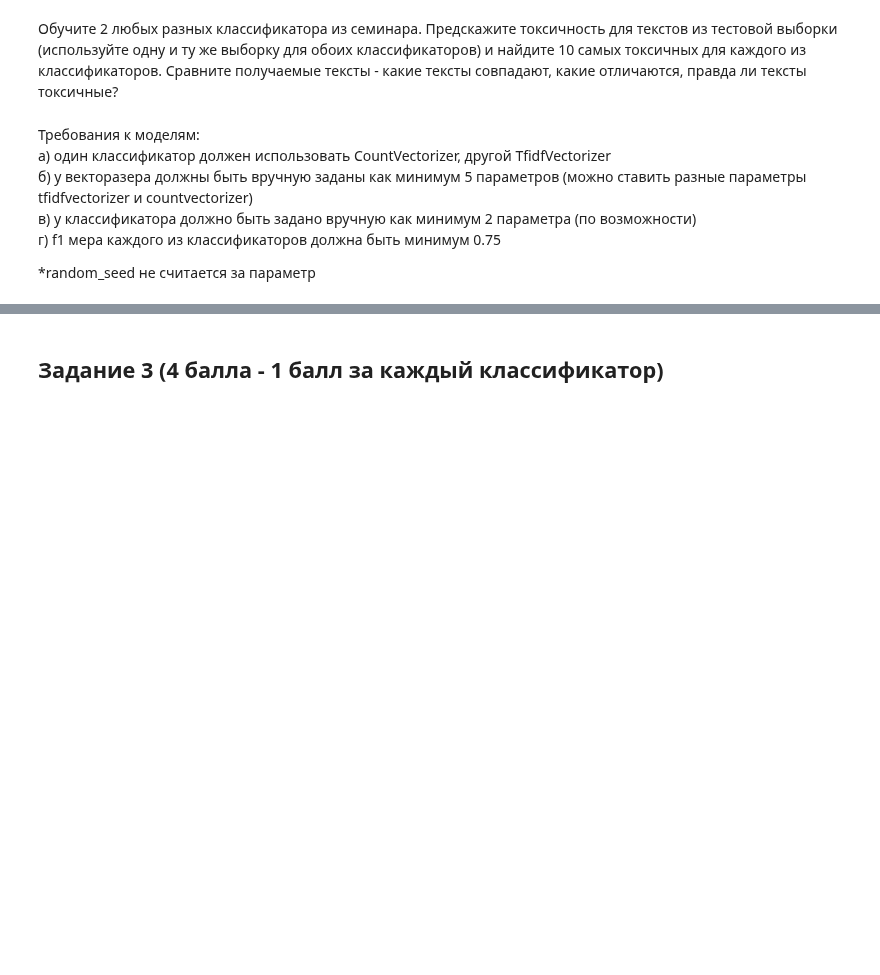
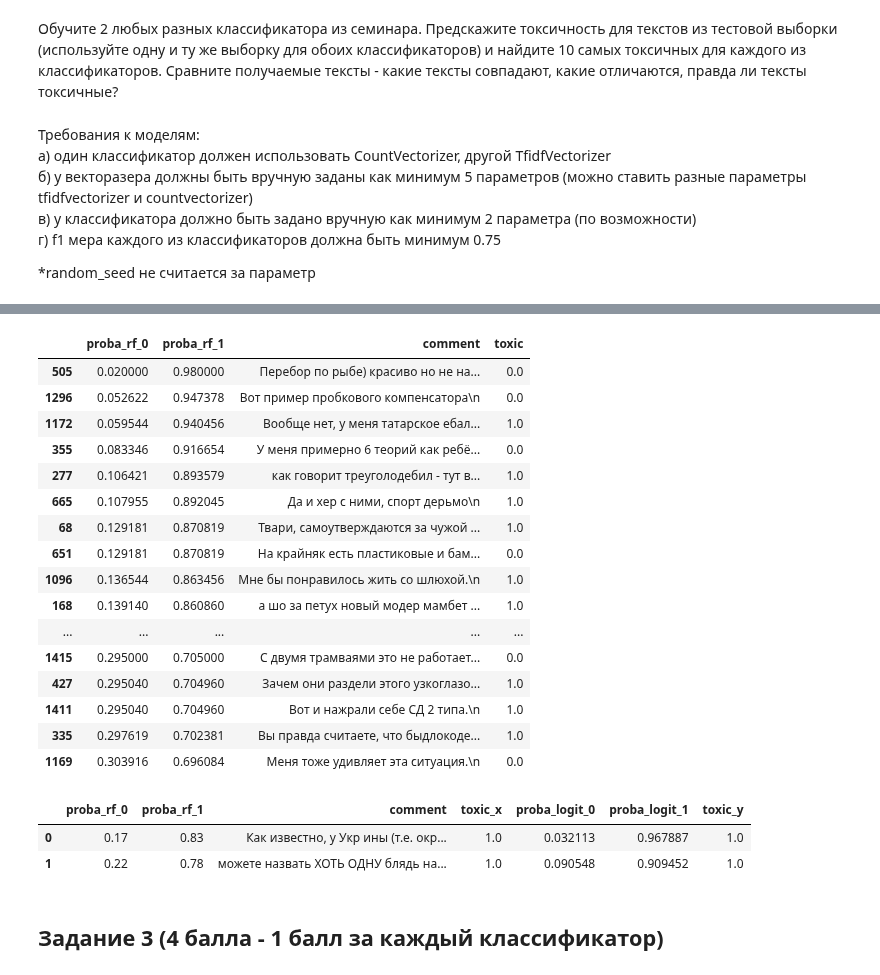
Before and after one commit to dashaignatenko/hse-compling-nlp, a Jupyter notebook: hw_main_2_dashaignatenko.ipynb, the cells around one changed output, grey strips where cells are left out. Saved outputs shown, nothing was run; the diff lists cells and outputs as text; code cells hidden in the pictures; blank space fills up the shorter version.

```diff
--- a/hw_main_2_dashaignatenko.ipynb
+++ b/hw_main_2_dashaignatenko.ipynb
@@ -266,10 +274,11 @@ top_toxic_logit[:10]
 # %%
 #модель с TfidfVectorizer и random forest
-vectorizer_tfidf = TfidfVectorizer(max_features=800, min_df=4, max_df=0.4, lowercase=True, stop_words=russian_stopwords )
+vectorizer_tfidf = TfidfVectorizer(max_features=800, min_df=5, max_df=0.4, lowercase=True, stop_words=russian_stopwords )
 X_tfidf = vectorizer_tfidf.fit_transform(train.comment)
 X_tfidf_test = vectorizer_tfidf.transform(test.comment)
+#max_features=800,
 #то же самое со стоп-словами: с одной стороны, их охота убрать, но почему-то это плохо влияет на f1 score
 # %%
-rf = RandomForestClassifier(n_estimators=500, max_depth=20, )
+rf = RandomForestClassifier(n_estimators=100, max_depth=1000)
 rf.fit(X_tfidf, y)
 preds_rf = rf.predict(X_tfidf_test)
@@ -331,0 +298,34 @@ print(ints.shape, top_toxic_logit.shape, top_toxic_rf.shape)
+# %%
+#топ 10 для второй модели
+proba_rf = rf.predict_proba(X_tfidf_test)
+df_rf = pd.DataFrame(proba_rf, columns=['proba_rf_0', 'proba_rf_1'])
+df_rf['comment'], df_rf['toxic'] = test.comment, test.toxic.values
+final_rf = df_rf.sort_values(by=['proba_rf_1'], inplace=False, ascending=False)[:50]
+
+final_rf
+# %% [output]
+|  | proba_rf_0 | proba_rf_1 | comment | toxic |
+| 505 | 0.020000 | 0.980000 | Перебор по рыбе) красиво но не на... | 0.0 |
+| 1296 | 0.052622 | 0.947378 | Вот пример пробкового компенсатора\n | 0.0 |
+| 1172 | 0.059544 | 0.940456 | Вообще нет, у меня татарское ебал... | 1.0 |
+| 355 | 0.083346 | 0.916654 | У меня примерно 6 теорий как ребё... | 0.0 |
+| 277 | 0.106421 | 0.893579 | как говорит треуголодебил - тут в... | 1.0 |
+| 665 | 0.107955 | 0.892045 | Да и хер с ними, спорт дерьмо\n | 1.0 |
+| 68 | 0.129181 | 0.870819 | Твари, самоутверждаются за чужой ... | 1.0 |
+| 651 | 0.129181 | 0.870819 | На крайняк есть пластиковые и бам... | 0.0 |
+| 1096 | 0.136544 | 0.863456 | Мне бы понравилось жить со шлюхой.\n | 1.0 |
+| 168 | 0.139140 | 0.860860 | а шо за петух новый модер мамбет ... | 1.0 |
+| ... | ... | ... | ... | ... |
+| 1415 | 0.295000 | 0.705000 | С двумя трамваями это не работает... | 0.0 |
+| 427 | 0.295040 | 0.704960 | Зачем они раздели этого узкоглазо... | 1.0 |
+| 1411 | 0.295040 | 0.704960 | Вот и нажрали себе СД 2 типа.\n | 1.0 |
+| 335 | 0.297619 | 0.702381 | Вы правда считаете, что быдлокоде... | 1.0 |
+| 1169 | 0.303916 | 0.696084 | Меня тоже удивляет эта ситуация.\n | 0.0 |
+# %%
+#intersection двух моделей
+ints = pd.merge(final_rf, final_logit, how ='inner', on =['comment'])
+ints
+# %% [output]
+|  | proba_rf_0 | proba_rf_1 | comment | toxic_x | proba_logit_0 | proba_logit_1 | toxic_y |
+| 0 | 0.17 | 0.83 | Как известно, у Укр ины (т.е. окр... | 1.0 | 0.032113 | 0.967887 | 1.0 |
+| 1 | 0.22 | 0.78 | можете назвать ХОТЬ ОДНУ блядь на... | 1.0 | 0.090548 | 0.909452 | 1.0 |
```
Also changed, not shown: parts of 57 cells of this notebook.
